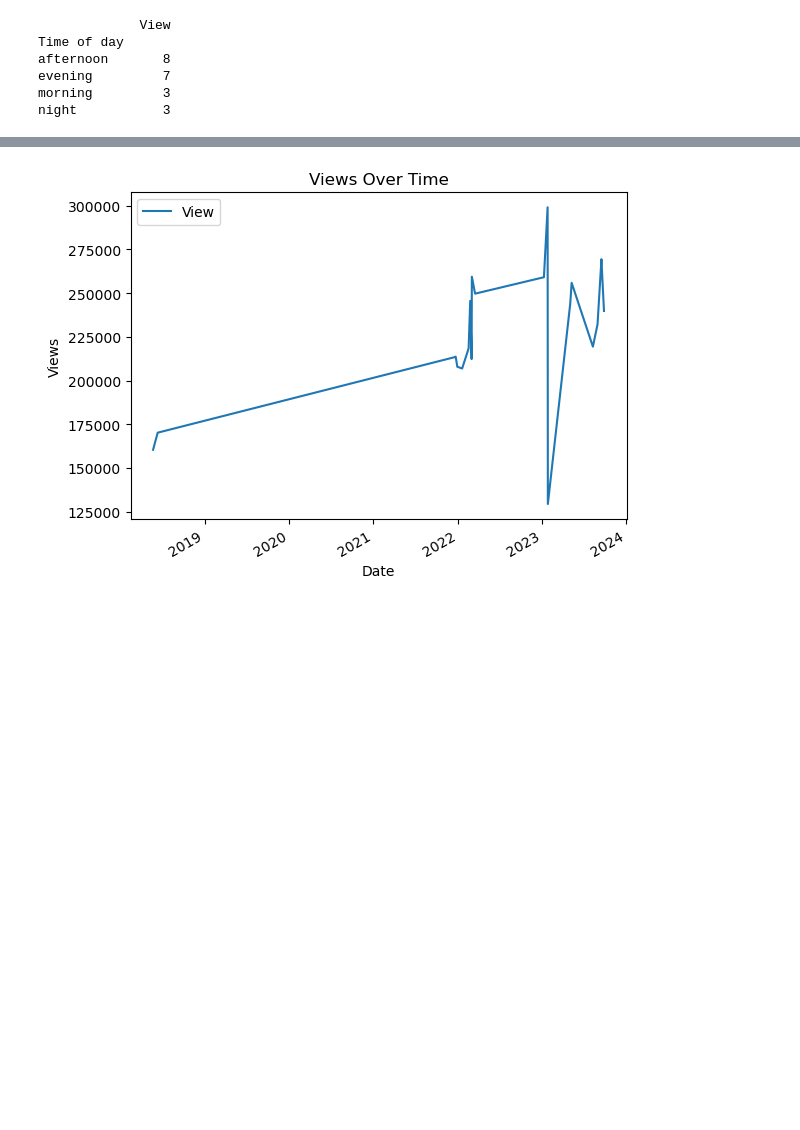
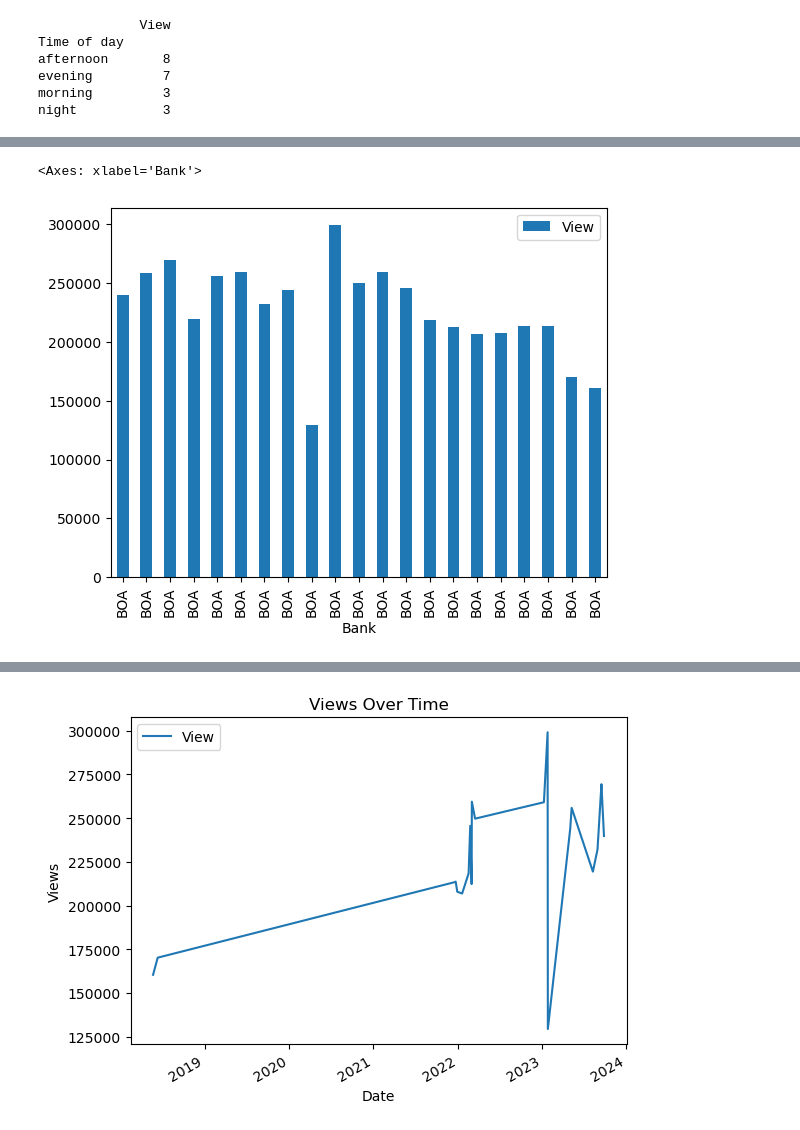
Before and after one commit to jodahe1/Tech-savvy-bank-, a Jupyter notebook: Task-1/BankAnalysis.ipynb, the cells around one changed output, grey strips where cells are left out. Saved outputs shown, nothing was run; the diff lists cells and outputs as text; code cells hidden in the pictures; blank space fills up the shorter version.

```diff
--- a/Task-1/BankAnalysis.ipynb
+++ b/Task-1/BankAnalysis.ipynb
@@ -44,0 +135,7 @@ night           3
+# %%
+# Bank vs. View
+bank_vs_view = Boa_data[['Bank', 'View']]
+bank_vs_view.plot(x='Bank', y='View', kind='bar')
+# %% [output]
+<Axes: xlabel='Bank'>
+[figure, added]
```
Also changed, not shown: parts of 13 cells of this notebook, 2 other files.
